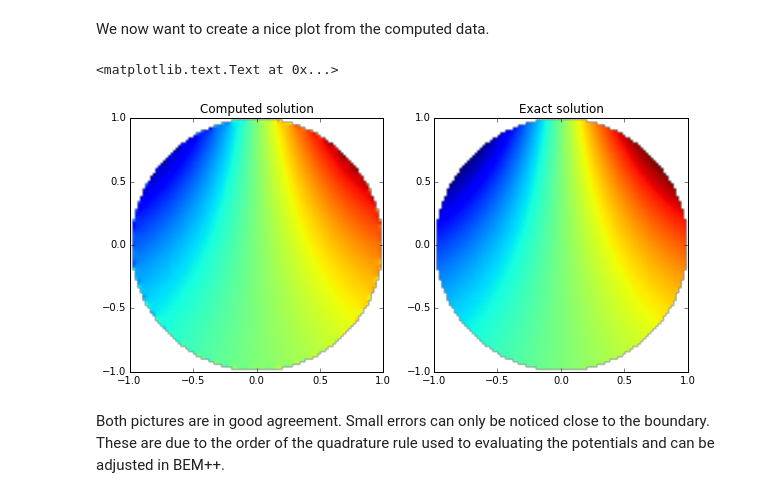
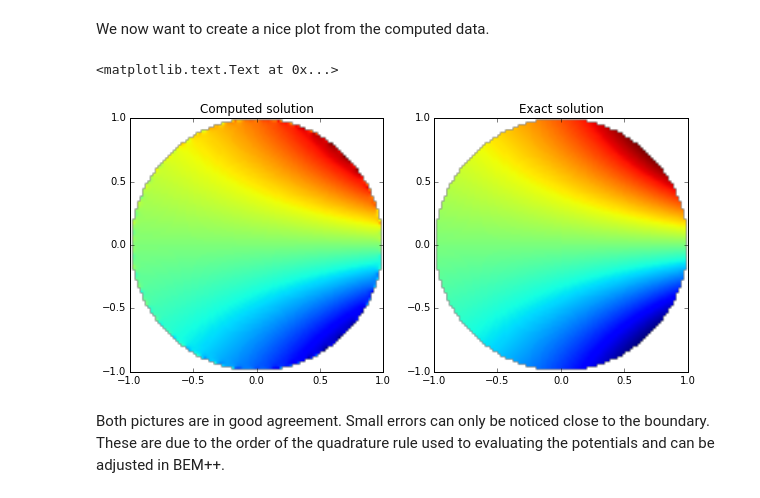
Before and after one commit to bempp/bempp-legacy, a Jupyter notebook: examples/python/laplace_dirichlet.ipynb, the cells around one changed output. Saved outputs shown, nothing was run; the diff lists cells and outputs as text; code cells hidden in the pictures.

```diff
--- a/examples/python/laplace_dirichlet.ipynb
+++ b/examples/python/laplace_dirichlet.ipynb
@@ -125,30 +125,30 @@ We now want to create a nice plot from the computed data.
 # %%
 # The next command ensures that plots are shown within the IPython notebook
 %matplotlib inline
 
 # Filter out solution values that are associated with points outside the unit circle.
 u_evaluated = u_evaluated.reshape((100,100))
 radius = np.sqrt(plot_grid[0]**2+plot_grid[1]**2)
 u_evaluated[radius>1] = np.nan
 
 # Evaluate the exact solution for comparison
 u_exact = np.exp(plot_grid[0])*np.sin(plot_grid[1])
 u_exact[radius>1] = np.nan
 
 # Plot the image
 import matplotlib
 matplotlib.rcParams['figure.figsize'] = (10.0, 8.0) # Adjust the figure size in IPython
 
 from matplotlib import pyplot as plt
 f, axes = plt.subplots(1,2)
 
-axes[0].imshow(u_evaluated,extent=(-1,1,-1,1),origin='lower')
+axes[0].imshow(u_evaluated.T,extent=(-1,1,-1,1),origin='lower')
 axes[0].set_title('Computed solution')
 
-axes[1].imshow(u_exact,extent=(-1,1,-1,1),origin='lower')
+axes[1].imshow(u_exact.T,extent=(-1,1,-1,1),origin='lower')
 axes[1].set_title('Exact solution')
 # %% [output]
 <matplotlib.text.Text at 0x...>
-[figure, old version]
+[figure, new version]
 # %% [markdown]
 Both pictures are in good agreement. Small errors can only be noticed close to the boundary. These are due to the order of the quadrature rule used to evaluating the potentials and can be adjusted in BEM++.
```
Also changed, not shown: 7 other files.
